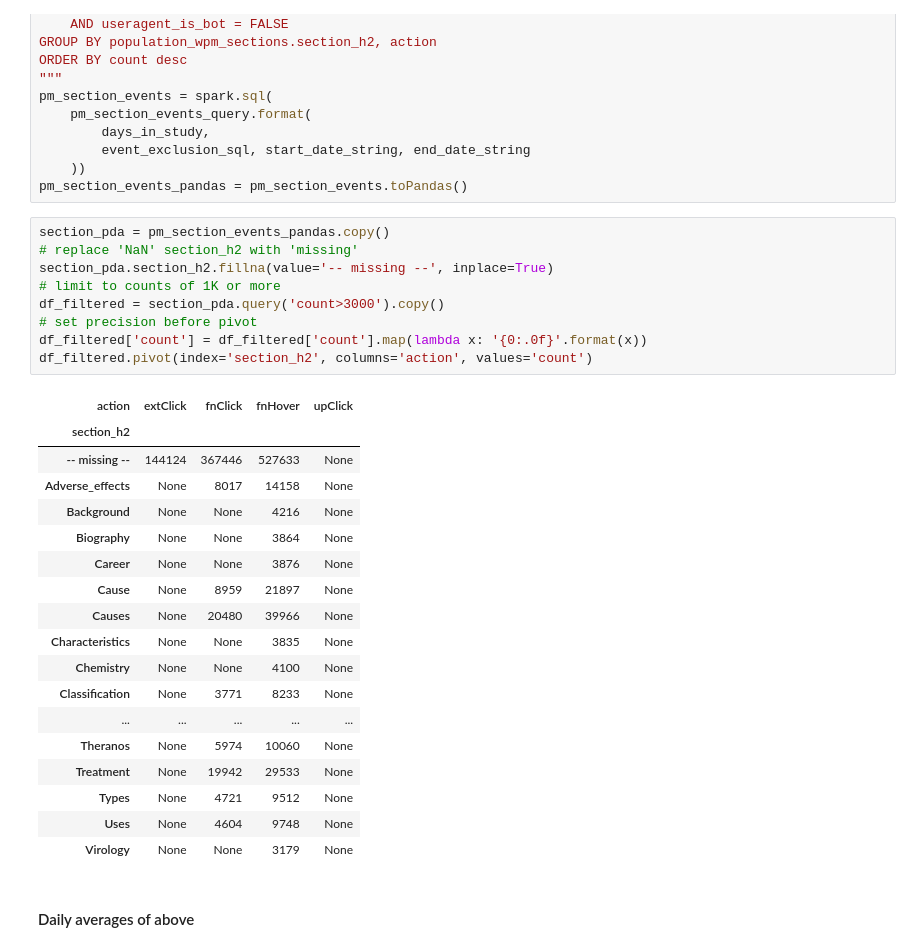
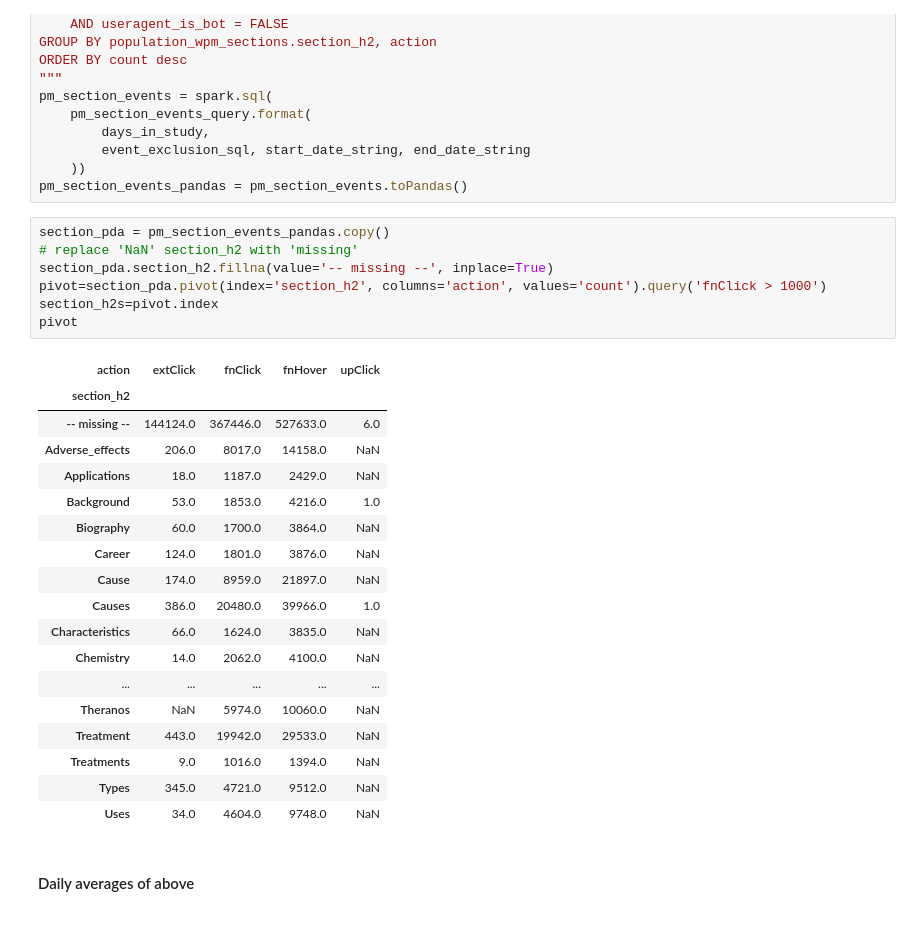
Before and after one commit to elifesciences-publications/wiki-citation-usage, a Jupyter notebook: notebooks/events-and-counts--section_ids.ipynb, the cells around one changed output. Drawn from its saved outputs; the diff is of its cells as text.

```diff
--- a/notebooks/events-and-counts--section_ids.ipynb
+++ b/notebooks/events-and-counts--section_ids.ipynb
@@ -130,31 +129,29 @@ pm_section_events_pandas = pm_section_events.toPandas()
 # %%
 section_pda = pm_section_events_pandas.copy()
 # replace 'NaN' section_h2 with 'missing'
 section_pda.section_h2.fillna(value='-- missing --', inplace=True)
-# limit to counts of 1K or more
-df_filtered = section_pda.query('count>3000').copy()
-# set precision before pivot
-df_filtered['count'] = df_filtered['count'].map(lambda x: '{0:.0f}'.format(x))
-df_filtered.pivot(index='section_h2', columns='action', values='count')
+pivot=section_pda.pivot(index='section_h2', columns='action', values='count').query('fnClick > 1000')
+section_h2s=pivot.index
+pivot
 # %% [output]
 | action | extClick | fnClick | fnHover | upClick |
 | section_h2 |  |  |  |  |
-| -- missing -- | 144124 | 367446 | 527633 | None |
-| Adverse_effects | None | 8017 | 14158 | None |
-| Background | None | None | 4216 | None |
-| Biography | None | None | 3864 | None |
-| Career | None | None | 3876 | None |
-| Cause | None | 8959 | 21897 | None |
-| Causes | None | 20480 | 39966 | None |
-| Characteristics | None | None | 3835 | None |
-| Chemistry | None | None | 4100 | None |
-| Classification | None | 3771 | 8233 | None |
+| -- missing -- | 144124.0 | 367446.0 | 527633.0 | 6.0 |
+| Adverse_effects | 206.0 | 8017.0 | 14158.0 | NaN |
+| Applications | 18.0 | 1187.0 | 2429.0 | NaN |
+| Background | 53.0 | 1853.0 | 4216.0 | 1.0 |
+| Biography | 60.0 | 1700.0 | 3864.0 | NaN |
+| Career | 124.0 | 1801.0 | 3876.0 | NaN |
+| Cause | 174.0 | 8959.0 | 21897.0 | NaN |
+| Causes | 386.0 | 20480.0 | 39966.0 | 1.0 |
+| Characteristics | 66.0 | 1624.0 | 3835.0 | NaN |
+| Chemistry | 14.0 | 2062.0 | 4100.0 | NaN |
 | ... | ... | ... | ... | ... |
-| Theranos | None | 5974 | 10060 | None |
-| Treatment | None | 19942 | 29533 | None |
-| Types | None | 4721 | 9512 | None |
-| Uses | None | 4604 | 9748 | None |
-| Virology | None | None | 3179 | None |
+| Theranos | NaN | 5974.0 | 10060.0 | NaN |
+| Treatment | 443.0 | 19942.0 | 29533.0 | NaN |
+| Treatments | 9.0 | 1016.0 | 1394.0 | NaN |
+| Types | 345.0 | 4721.0 | 9512.0 | NaN |
+| Uses | 34.0 | 4604.0 | 9748.0 | NaN |
 # %% [markdown]
 #### Daily averages of above
 # %%
```
Also changed, not shown: parts of 7 cells of this notebook.
